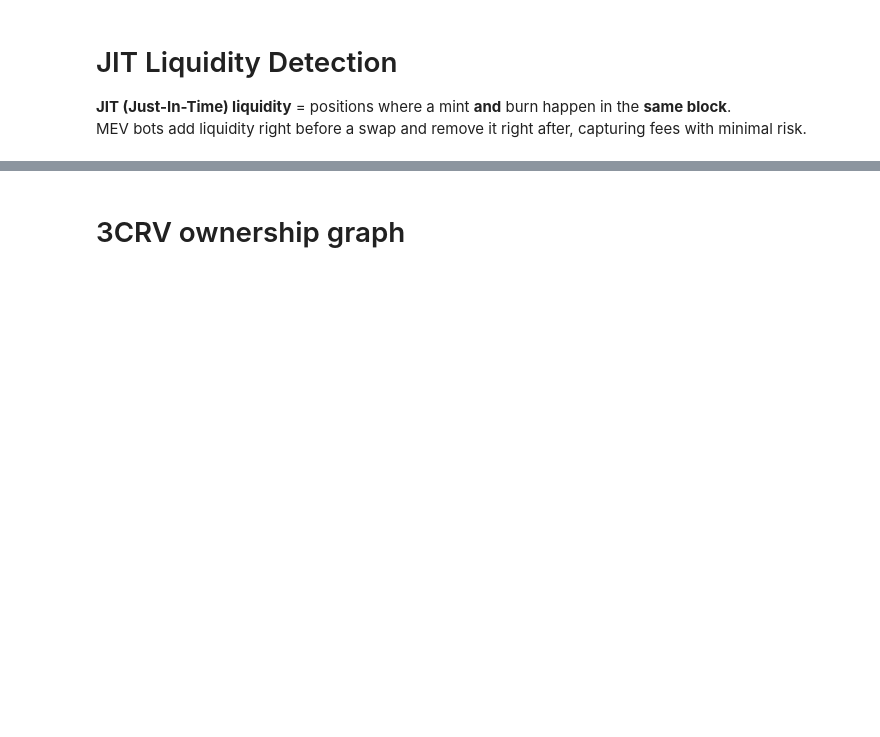
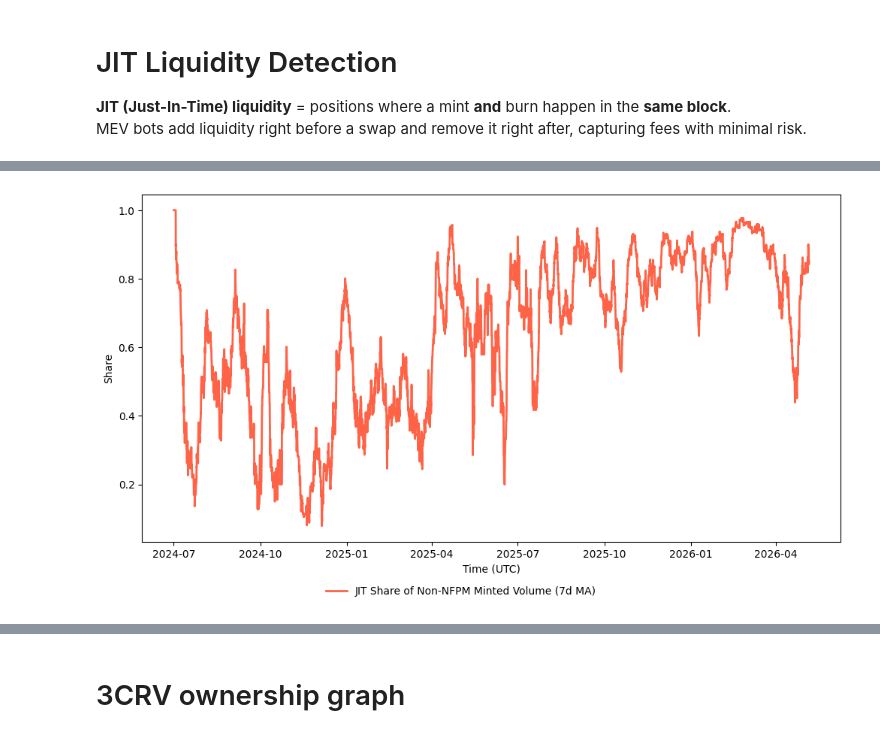
Before and after one commit to QuantLet/onchain-insights, a Jupyter notebook: 4. Stablecoin liquidity ownership/code.ipynb, the cells around one changed output, grey strips where cells are left out. Drawn from its saved outputs; the diff is of its cells as text; code cells hidden in the pictures; blank space fills up the shorter version.

```diff
--- a/4. Stablecoin liquidity ownership/code.ipynb
+++ b/4. Stablecoin liquidity ownership/code.ipynb
@@ -101,14 +133,17 @@ block_events
 # %%
-# JIT share of minted liquidity over time
-fig, ax1 = plt.subplots(figsize=(12, 6))
-plot_df = df_hourly_features.query('hour_utc > "2024-07-01 00:00:00+00:00"')
-ax1.plot(
-    plot_df['hour_utc'],
-    plot_df['jit_mint_share'].rolling(window=24*7, min_periods=1).mean().fillna(0),
-    label='JIT Share of Non-NFPM Minted Volume (7d MA)',
-    color='tomato', lw=2
-)
-ax1.set_xlabel('Time (UTC)')
-ax1.set_ylabel('Share')
-ax1.legend(bbox_to_anchor=(.25, -0.1), loc='upper left', frameon=False, ncols=2)
-plt.savefig('jit_share_over_time.png', transparent=True, dpi=300, bbox_inches='tight')
+# Plots only on period with significant non-NFPM minting activity to better visualize JIT share trend
+# # JIT share of minted liquidity over time
+# fig, ax1 = plt.subplots(figsize=(12, 6))
+# plot_df = df_hourly_features.query('hour_utc > "2024-07-01 00:00:00+00:00"')
+# ax1.plot(
+#     plot_df['hour_utc'],
+#     plot_df['jit_mint_share'].rolling(window=24*7, min_periods=1).mean().fillna(0),
+#     label='JIT Share of Non-NFPM Minted Volume (7d MA)',
+#     color='tomato', lw=2
+# )
+# ax1.set_xlabel('Time (UTC)')
+# ax1.set_ylabel('Share')
+# ax1.legend(bbox_to_anchor=(.25, -0.1), loc='upper left', frameon=False, ncols=2)
+# plt.savefig('jit_share_over_time.png', transparent=True, dpi=300, bbox_inches='tight')
+# %% [output]
+[figure, added]
```
Also changed, not shown: parts of 15 cells of this notebook, 6 other files.
